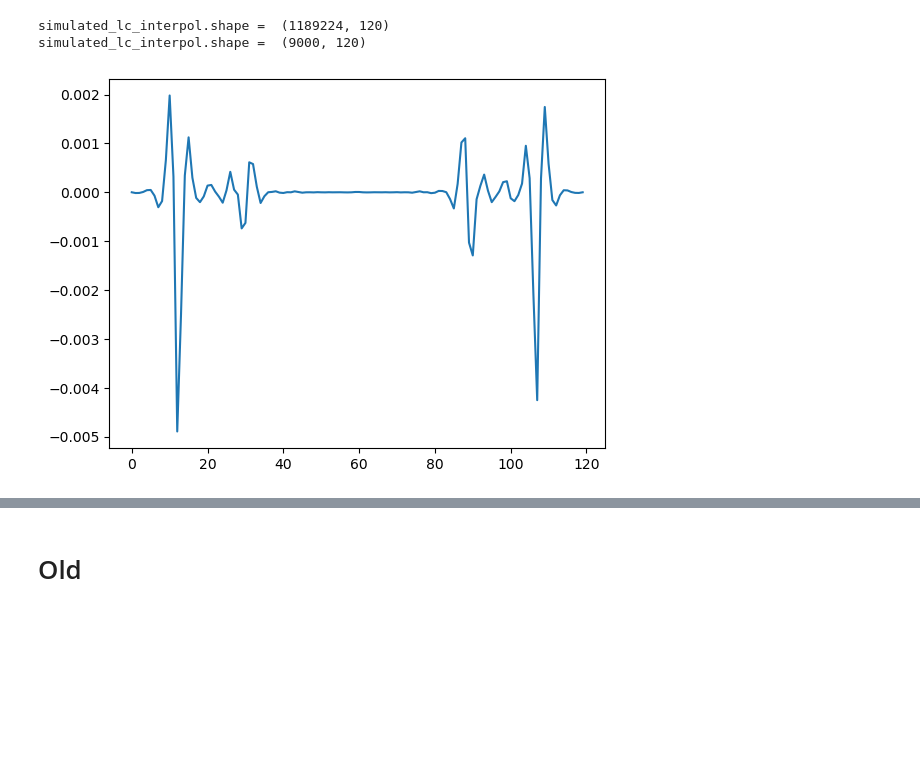
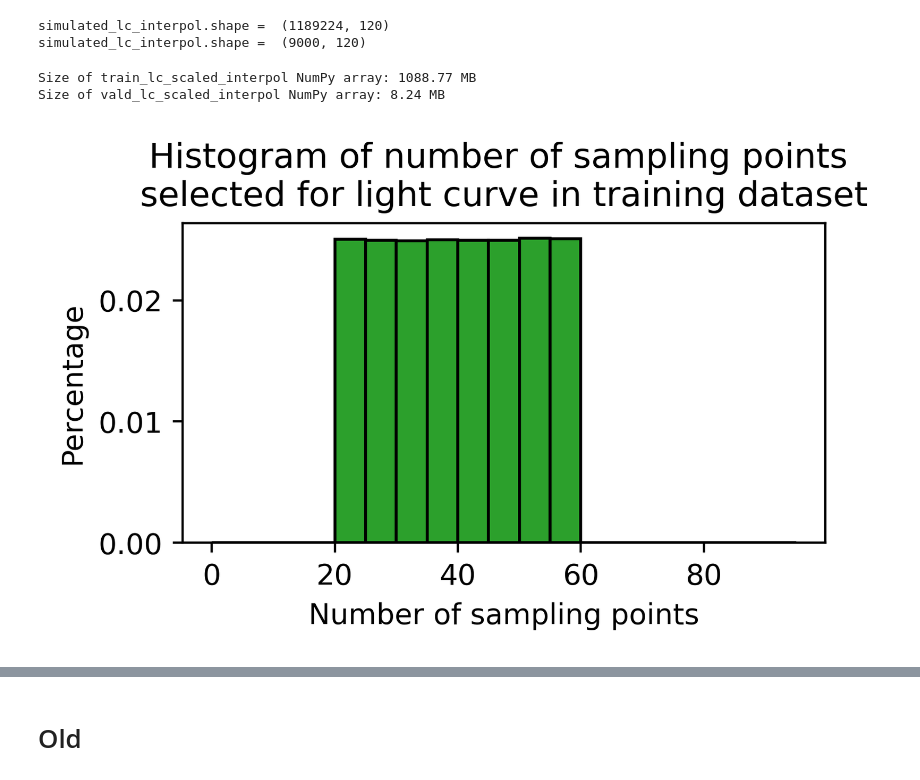
Before and after one commit to abrahammathews2000/mega, a Jupyter notebook: ml_training/ML_model_v5_noise_nine_LDCs.ipynb, the cells around one changed output, grey strips where cells are left out. Saved outputs shown, nothing was run; the diff lists cells and outputs as text; code cells hidden in the pictures; blank space fills up the shorter version.

```diff
--- a/ml_training/ML_model_v5_noise_nine_LDCs.ipynb
+++ b/ml_training/ML_model_v5_noise_nine_LDCs.ipynb
@@ -260,8 +278,30 @@ vald_lc_scaled_interpol = sample_interpolate_simul_lc(simulated_lc=vald_lc_scale
 # %% [output]
 simulated_lc_interpol.shape =  (1189224, 120)
 simulated_lc_interpol.shape =  (9000, 120)
-# %%
-plt.plot(train_lc_scaled_interpol[0]-train_lc_scaled_append[0])
-plt.show()
-# %% [output]
-[figure, removed]
+# %%
+def size_in_mb(arr):
+    return arr.nbytes / (1024 * 1024)
+size_mb = size_in_mb(train_lc_scaled_interpol)
+print(f"Size of train_lc_scaled_interpol NumPy array: {size_mb:.2f} MB")
+size_mb = size_in_mb(vald_lc_scaled_interpol)
+print(f"Size of vald_lc_scaled_interpol NumPy array: {size_mb:.2f} MB")
+# %% [output]
+Size of train_lc_scaled_interpol NumPy array: 1088.77 MB
+Size of vald_lc_scaled_interpol NumPy array: 8.24 MB
+# %%
+# Create a histogram for Number of sample points for training set
+
+plt.rcParams['figure.dpi'] = 400
+plt.figure(figsize=(4, 2))  # Adjust the width and height as needed
+
+plt.hist(train_sample_Ndatapoints, density=True, bins=np.arange(0,100,5), color='tab:green', edgecolor='black')
+
+# Add labels and a title
+plt.xlabel('Number of sampling points')
+plt.ylabel('Percentage')
+plt.title('Histogram of number of sampling points \nselected for light curve in training dataset')
+
+# Display the histogram
+plt.show()
+# %% [output]
+[figure, added]
```
Also changed, not shown: parts of 17 cells of this notebook.
